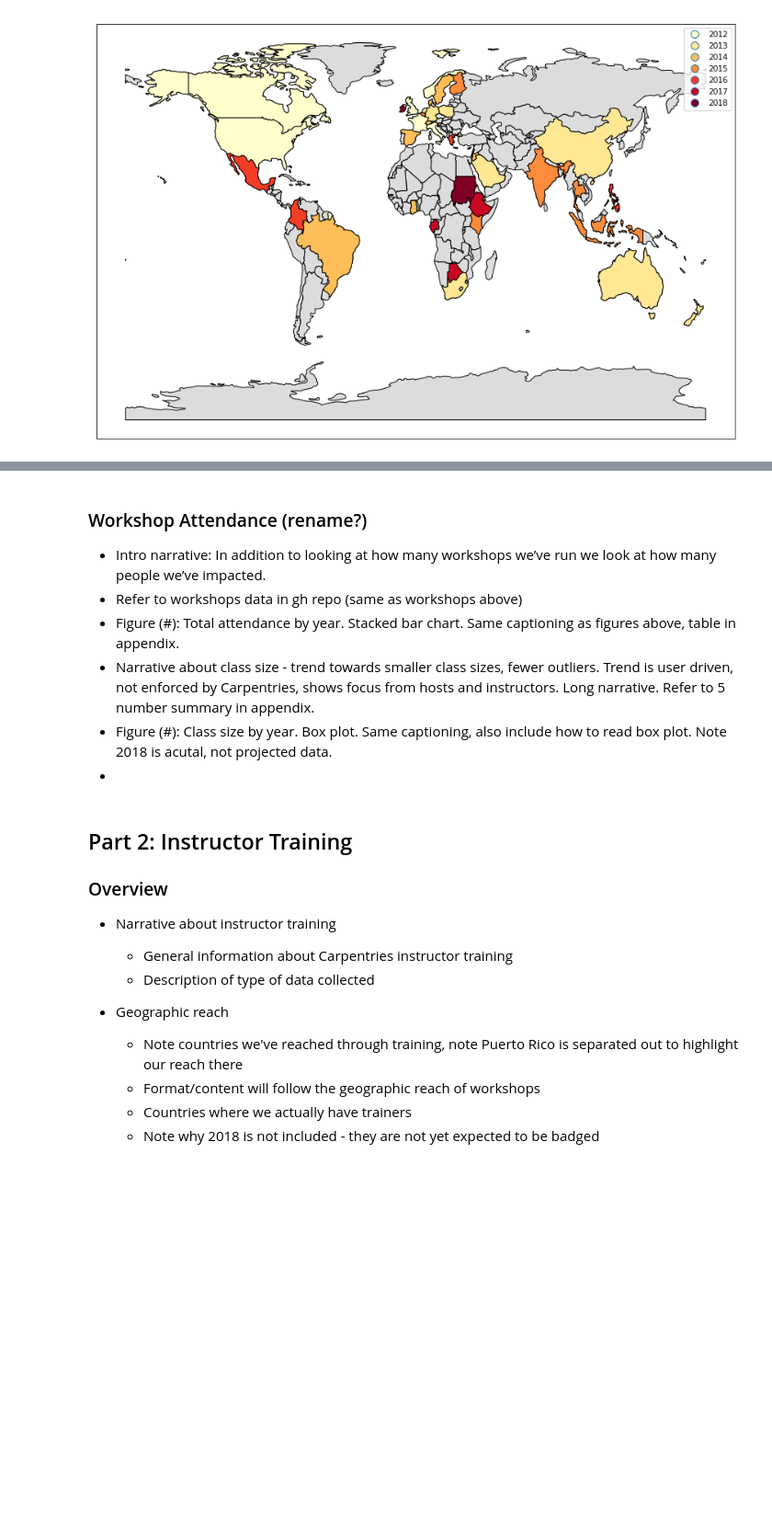
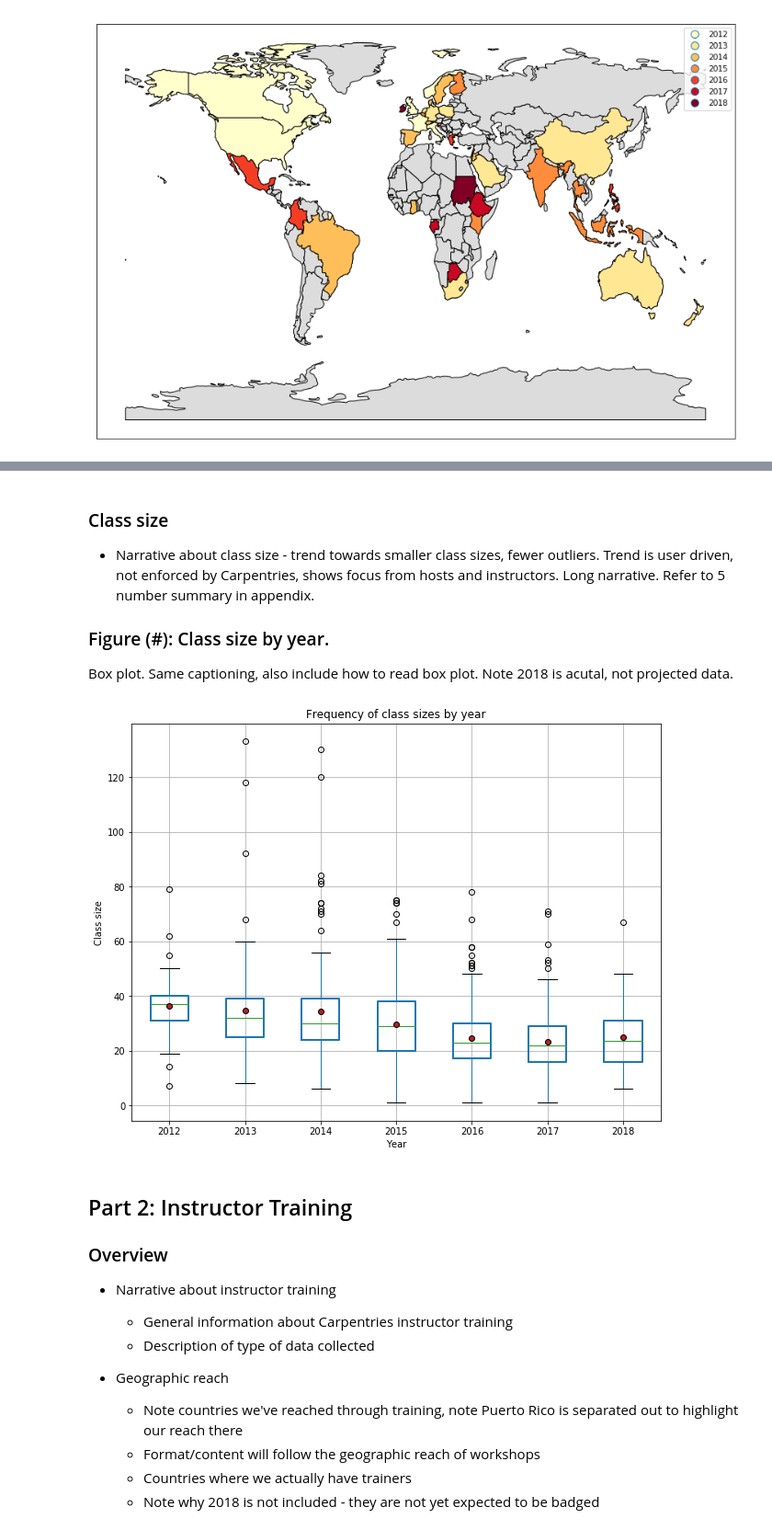
Before and after one commit to carpentries/assessment, a Jupyter notebook: programmatic-assessment/workshops/final_report_outline.ipynb, the cells around one changed output, grey strips where cells are left out. Shown at 92% size. Drawn from its saved outputs; the diff is of its cells as text; code cells hidden in the pictures; blank space fills up the shorter version.

```diff
--- a/programmatic-assessment/workshops/final_report_outline.ipynb
+++ b/programmatic-assessment/workshops/final_report_outline.ipynb
@@ -356,18 +445,28 @@ plt.show()
 # %% [markdown]
+### Class size
 
+* Narrative about class size - trend towards smaller class sizes, fewer outliers.  Trend is user driven, not enforced by Carpentries, shows focus from hosts and instructors.  Long narrative. Refer to 5 number summary in appendix.
 
-
-
-
-
-### Workshop Attendance (rename?)
-
-* Intro narrative: In addition to looking at how many workshops we’ve run we look at how many people we’ve impacted.
-* Refer to workshops data in gh repo (same as workshops above)
-* Figure (#): Total attendance by year.  Stacked bar chart. Same captioning as figures above, table in appendix.
-* Narrative about class size - trend towards smaller class sizes, fewer outliers.  Trend is user driven, not enforced by Carpentries, shows focus from hosts and instructors.  Long narrative. Refer to 5 number summary in appendix.
-* Figure (#): Class size by year.  Box plot.  Same captioning, also include how to read box plot. Note 2018 is acutal, not projected data.
-*
+### Figure (#): Class size by year.
+Box plot.  Same captioning, also include how to read box plot. Note 2018 is acutal, not projected data.
+# %%
+# See https://pandas.pydata.org/pandas-docs/stable/generated/pandas.DataFrame.boxplot.html
+
+title = "Frequency of class sizes by year"
+
+has_attendance = attendance[pd.notnull(attendance['attendance'])]
+
+meanprops = dict(marker='o', markeredgecolor='black', markerfacecolor='firebrick')
+boxprops = dict(linestyle='-', linewidth=2, color='k')
+
+ax = has_attendance.boxplot(by="year", figsize=(10,8), showmeans = True, meanprops = meanprops, boxprops = boxprops)
+ax.set_title(title)
+ax.get_figure().suptitle("")
+ax.set_xlabel("Year")
+ax.set_ylabel("Class size")
+plt.show()
+# %% [output]
+[figure, added]
 # %% [markdown]
 ## Part 2: Instructor Training
 
```
Also changed, not shown: parts of 13 cells of this notebook.
